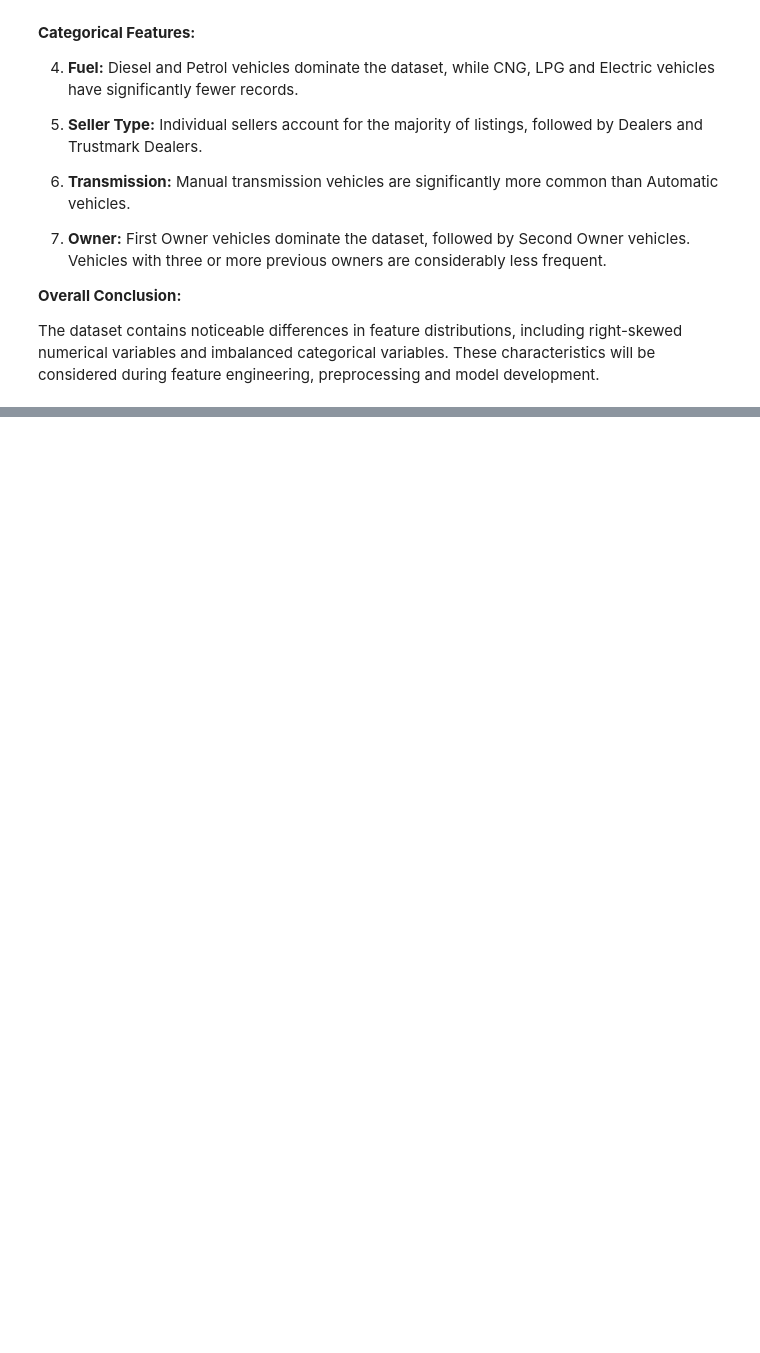
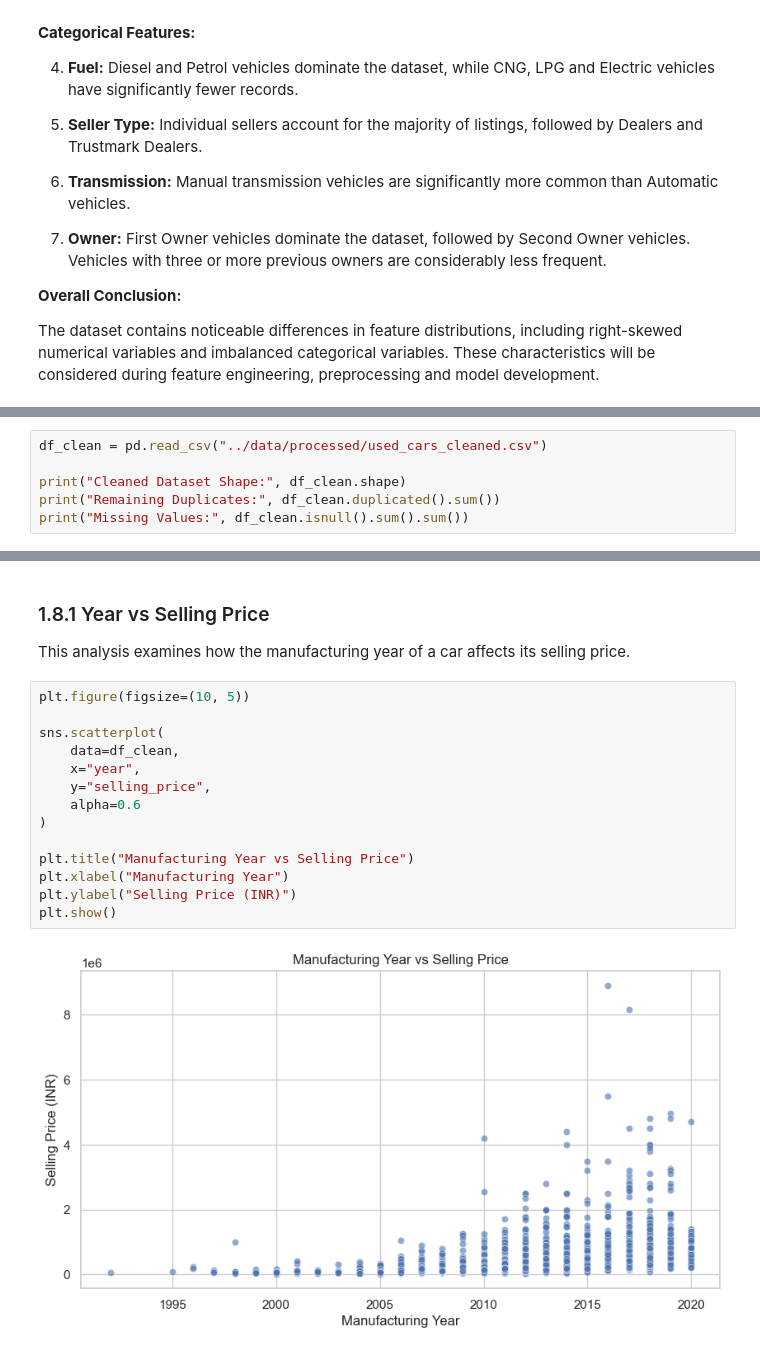
Before and after one commit to reubx03/used-car-price-intelligence, a Jupyter notebook: notebooks/01_EDA.ipynb, the cells around one changed output, grey strips where cells are left out. Drawn from its saved outputs; the diff is of its cells as text; blank space fills up the shorter version.

Commit message:
feat: complete exploratory data analysis

```diff
--- a/notebooks/01_EDA.ipynb
+++ b/notebooks/01_EDA.ipynb
@@ -503,0 +506,6 @@ The dataset contains noticeable differences in feature distributions, including
+# %%
+df_clean = pd.read_csv("../data/processed/used_cars_cleaned.csv")
+
+print("Cleaned Dataset Shape:", df_clean.shape)
+print("Remaining Duplicates:", df_clean.duplicated().sum())
+print("Missing Values:", df_clean.isnull().sum().sum())
@@ -503,0 +520,20 @@ The dataset contains noticeable differences in feature distributions, including
+# %% [markdown]
+### 1.8.1 Year vs Selling Price
+
+This analysis examines how the manufacturing year of a car affects its selling price.
+# %%
+plt.figure(figsize=(10, 5))
+
+sns.scatterplot(
+    data=df_clean,
+    x="year",
+    y="selling_price",
+    alpha=0.6
+)
+
+plt.title("Manufacturing Year vs Selling Price")
+plt.xlabel("Manufacturing Year")
+plt.ylabel("Selling Price (INR)")
+plt.show()
+# %% [output]
+[figure, added]
```
Also changed, not shown: parts of 16 cells of this notebook.
